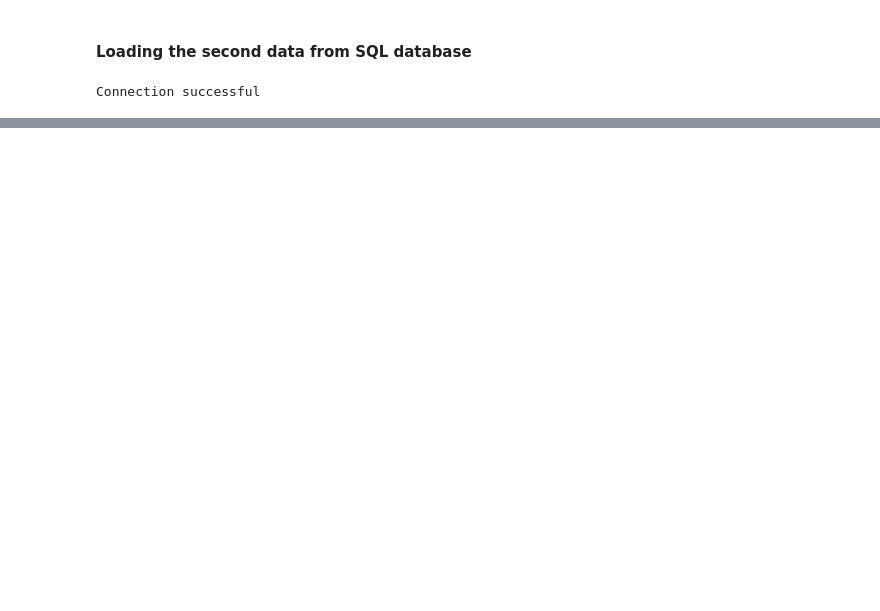
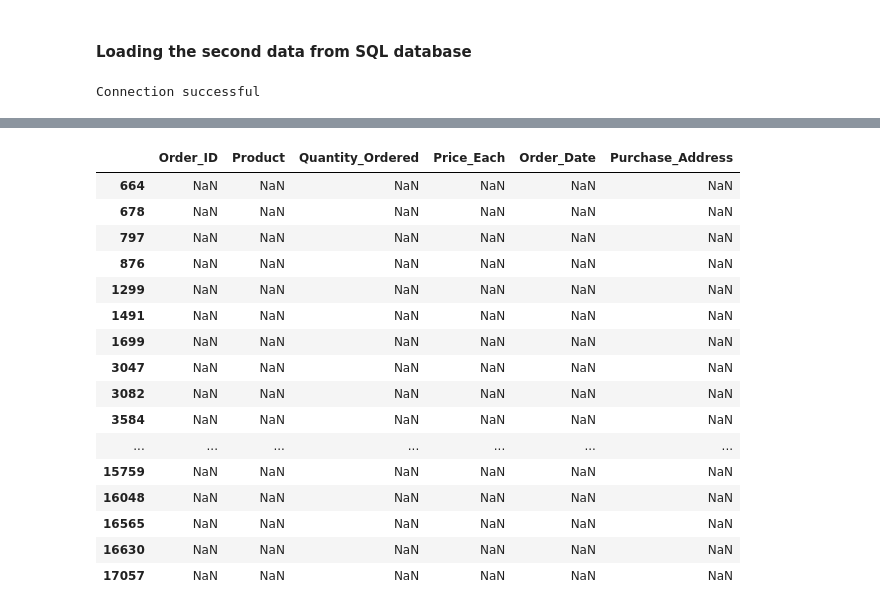
Before and after one commit to Theresah-Essuman/Sales-Data-Analysis-for-2019, a Jupyter notebook: notebook/main.ipynb, the cells around one changed output, grey strips where cells are left out. Saved outputs shown, nothing was run; the diff lists cells and outputs as text; code cells hidden in the pictures; blank space fills up the shorter version.

Commit message:
data cleaning

```diff
--- a/notebook/main.ipynb
+++ b/notebook/main.ipynb
@@ -157,0 +176,4 @@ A comprehensive analysis of the datasets is provided to obtain insight into the
+# %%
+# Rename columns of the first half of the dataset
+first_half_data.columns = ['Order_ID', 'Product', 'Quantity_Ordered', 'Price_Each', 'Order_Date', 'Purchase_Address']
+first_half_data.columns
@@ -157,0 +186,6 @@ A comprehensive analysis of the datasets is provided to obtain insight into the
+# %%
+# Concatenate the two halves along the rows axis
+full_year_data = pd.concat([first_half_data, second_half_data], ignore_index=True)
+
+# Display the combined dataset
+full_year_data.head()
@@ -157,0 +238,23 @@ A comprehensive analysis of the datasets is provided to obtain insight into the
+# %%
+# Confirm rows with null values in the dataset
+missing_values = first_half_data[full_year_data.columns].isnull().any(axis=1)
+rows_with_missing_values = first_half_data[missing_values]
+rows_with_missing_values.head(50)
+# %% [output]
+|  | Order_ID | Product | Quantity_Ordered | Price_Each | Order_Date | Purchase_Address |
+| 664 | NaN | NaN | NaN | NaN | NaN | NaN |
+| 678 | NaN | NaN | NaN | NaN | NaN | NaN |
+| 797 | NaN | NaN | NaN | NaN | NaN | NaN |
+| 876 | NaN | NaN | NaN | NaN | NaN | NaN |
+| 1299 | NaN | NaN | NaN | NaN | NaN | NaN |
+| 1491 | NaN | NaN | NaN | NaN | NaN | NaN |
+| 1699 | NaN | NaN | NaN | NaN | NaN | NaN |
+| 3047 | NaN | NaN | NaN | NaN | NaN | NaN |
+| 3082 | NaN | NaN | NaN | NaN | NaN | NaN |
+| 3584 | NaN | NaN | NaN | NaN | NaN | NaN |
+| ... | ... | ... | ... | ... | ... | ... |
+| 15759 | NaN | NaN | NaN | NaN | NaN | NaN |
+| 16048 | NaN | NaN | NaN | NaN | NaN | NaN |
+| 16565 | NaN | NaN | NaN | NaN | NaN | NaN |
+| 16630 | NaN | NaN | NaN | NaN | NaN | NaN |
+| 17057 | NaN | NaN | NaN | NaN | NaN | NaN |
```
Also changed, not shown: parts of 47 cells of this notebook.
